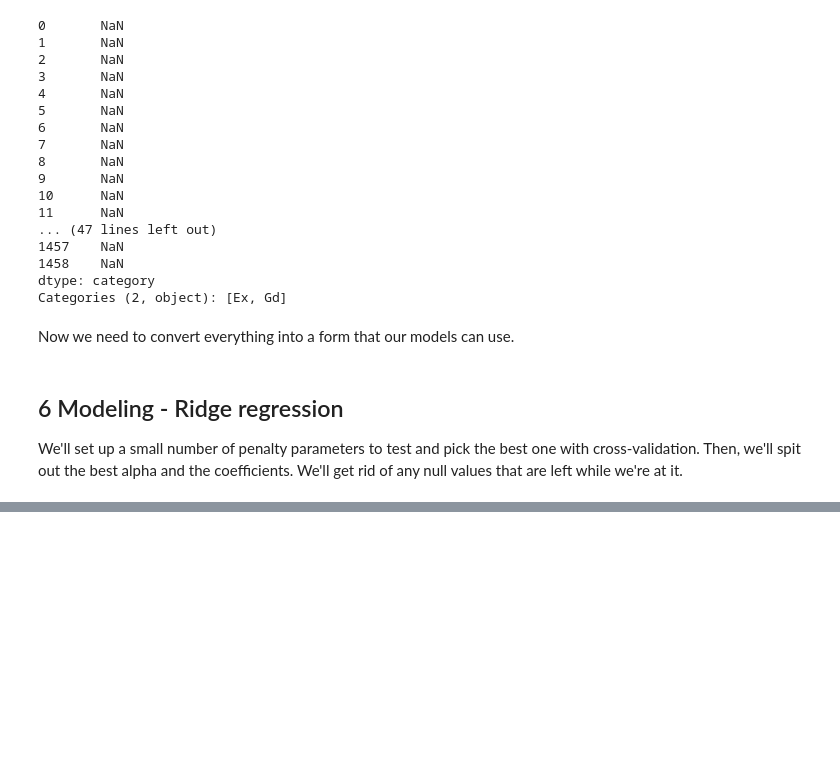
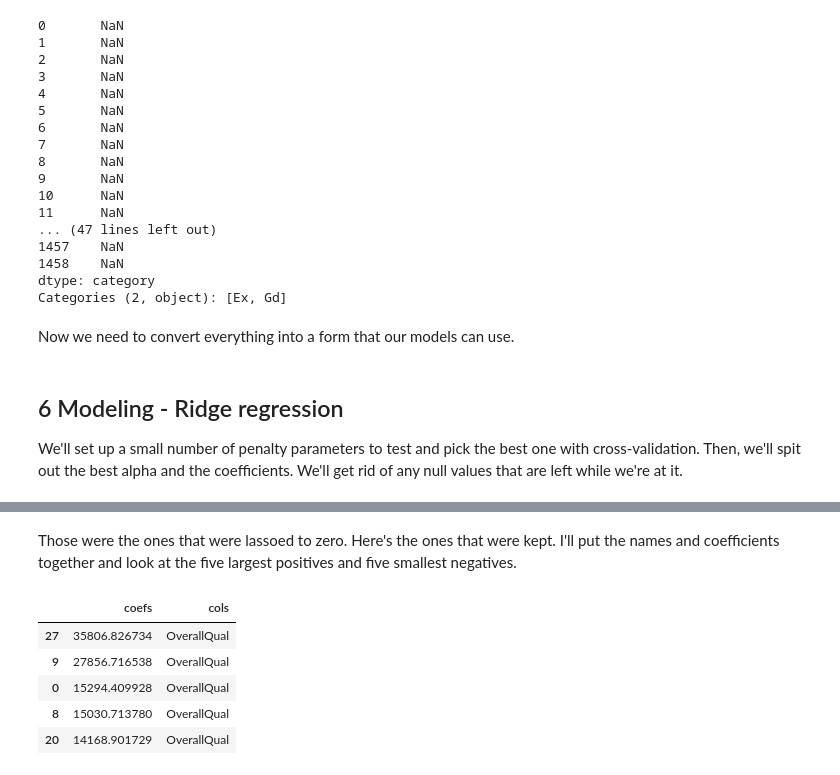
Before and after one commit to jdunavin/Homes, a Jupyter notebook: Ames IA home prices.ipynb, the cells around one changed output, grey strips where cells are left out. Drawn from its saved outputs; the diff is of its cells as text; code cells hidden in the pictures; blank space fills up the shorter version.

```diff
--- a/Ames IA home prices.ipynb
+++ b/Ames IA home prices.ipynb
@@ -394,0 +507,3 @@ ridge.alpha_
+# %%
+lasso.pred = lasso.predict(trainX)
+print("Competition training RMSE:", np.sqrt(np.sum((np.log(lasso.pred) - np.log(trainY))**2)))
@@ -394,0 +514,5 @@ ridge.alpha_
+# %%
+indices = np.arange(len(trainX.columns))
+indices_nz = np.nonzero(lasso.coef_)
+indices_z = np.setdiff1d(indices, indices_nz)
+set([listcols[i] for i in indices_z])
@@ -394,0 +537,18 @@ ridge.alpha_
+# %% [markdown]
+Those were the ones that were lassoed to zero. Here's the ones that were kept. I'll put the names and coefficients together and look at the five largest positives and five smallest negatives.
+# %%
+tmp = [listcols[i] for i in indices_nz[0]]
+tmp = np.array(tmp)
+tmp2 = lasso.coef_[lasso.coef_ != 0]
+lasso.c = pd.DataFrame({'cols':tmp[0], 'coefs':tmp2})
+# %%
+lasso.c = lasso.c.sort_values(by='coefs',ascending=False)
+# %%
+lasso.c[:5]
+# %% [output]
+|  | coefs | cols |
+| 27 | 35806.826734 | OverallQual |
+| 9 | 27856.716538 | OverallQual |
+| 0 | 15294.409928 | OverallQual |
+| 8 | 15030.713780 | OverallQual |
+| 20 | 14168.901729 | OverallQual |
```
Also changed, not shown: parts of 55 cells of this notebook, 3 other files.
